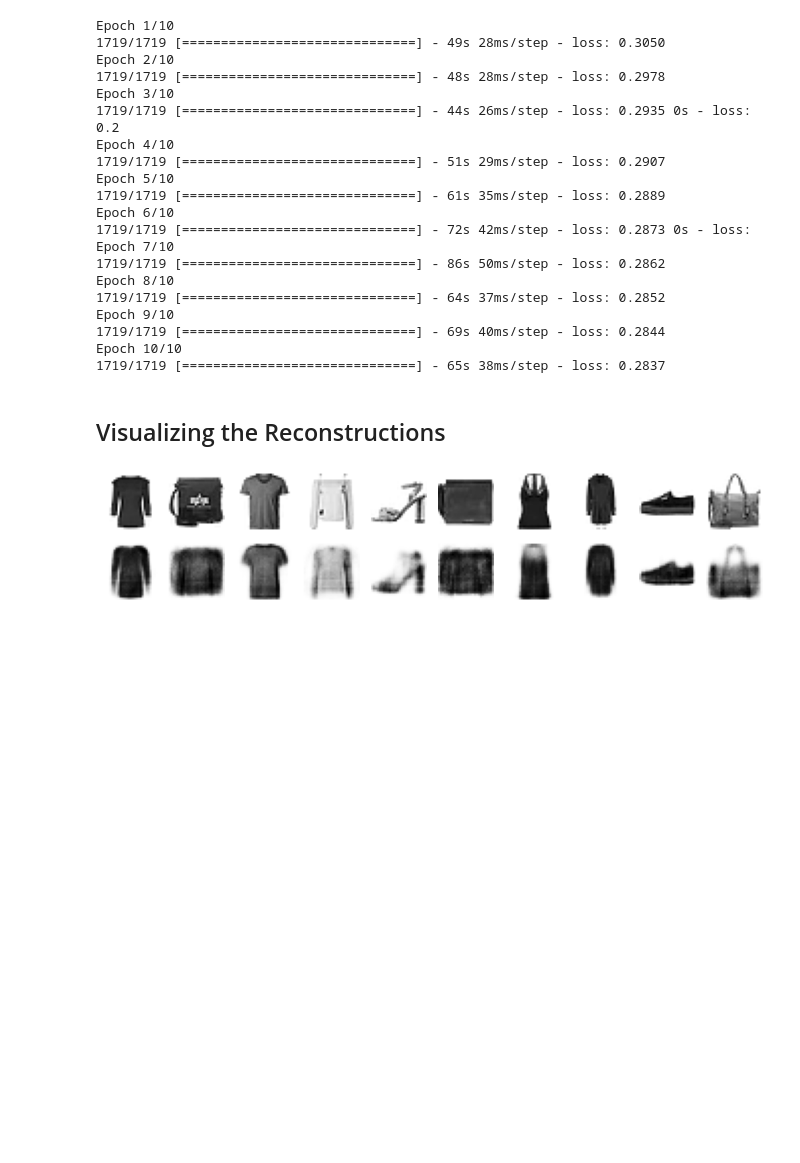
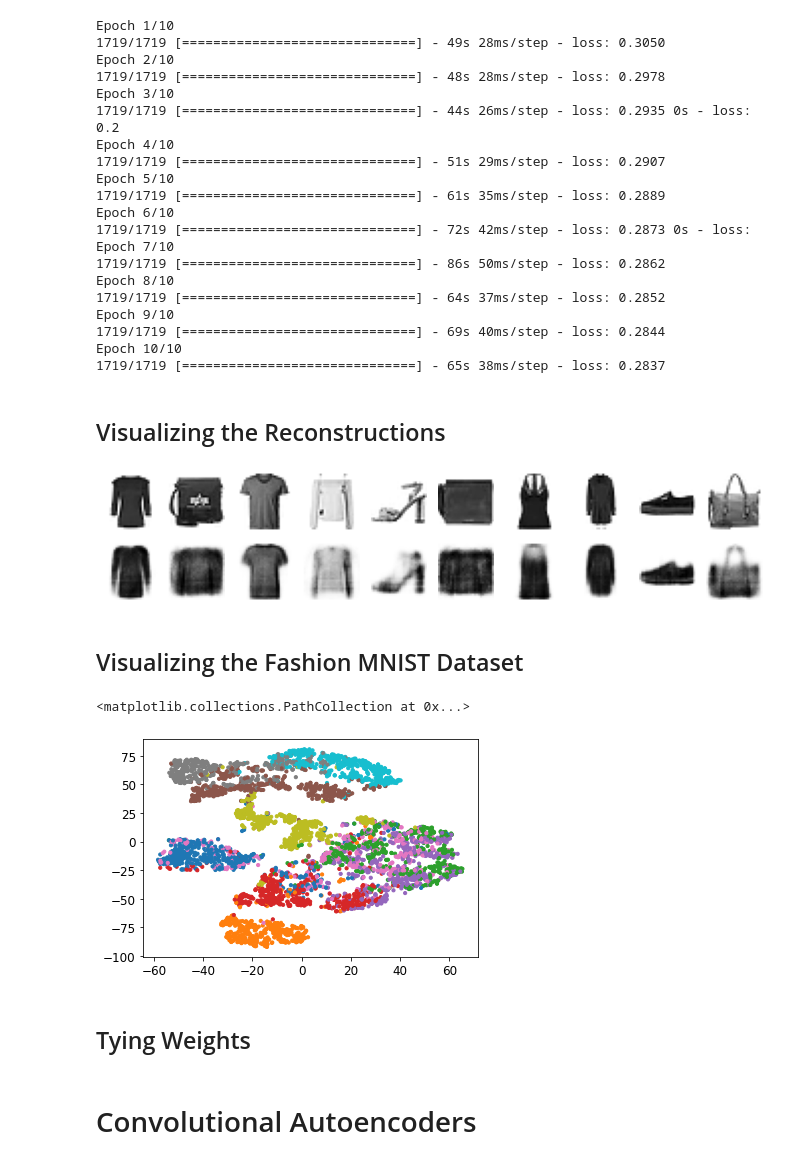
Before and after one commit to Benson516/HandsOnML2_learn, a Jupyter notebook: ch17.ipynb, the cells around one changed output. Drawn from its saved outputs; the diff is of its cells as text; code cells hidden in the pictures; blank space fills up the shorter version.

```diff
--- a/ch17.ipynb
+++ b/ch17.ipynb
@@ -130,3 +130,18 @@ def show_reconstructions(model, n_images=5):
 show_reconstructions(stacked_ae, n_images=10)
 # %% [output]
 [figure]
+# %% [markdown]
+## Visualizing the Fashion MNIST Dataset
+# %%
+from sklearn.manifold import TSNE
+
+X_valid_compressed = stacked_encoder.predict(X_valid)
+tsne = TSNE()
+X_valid_2D = tsne.fit_transform(X_valid_compressed)
+# %%
+plt.scatter(X_valid_2D[:, 0], X_valid_2D[:, 1], c=y_valid, s=10, cmap="tab10")
+# %% [output]
+<matplotlib.collections.PathCollection at 0x...>
+[figure, added]
+# %% [markdown]
+## Tying Weights
@@ -132,0 +177,2 @@ show_reconstructions(stacked_ae, n_images=10)
+# %% [markdown]
+# Convolutional Autoencoders
```
Also changed, not shown: parts of 9 cells of this notebook.
